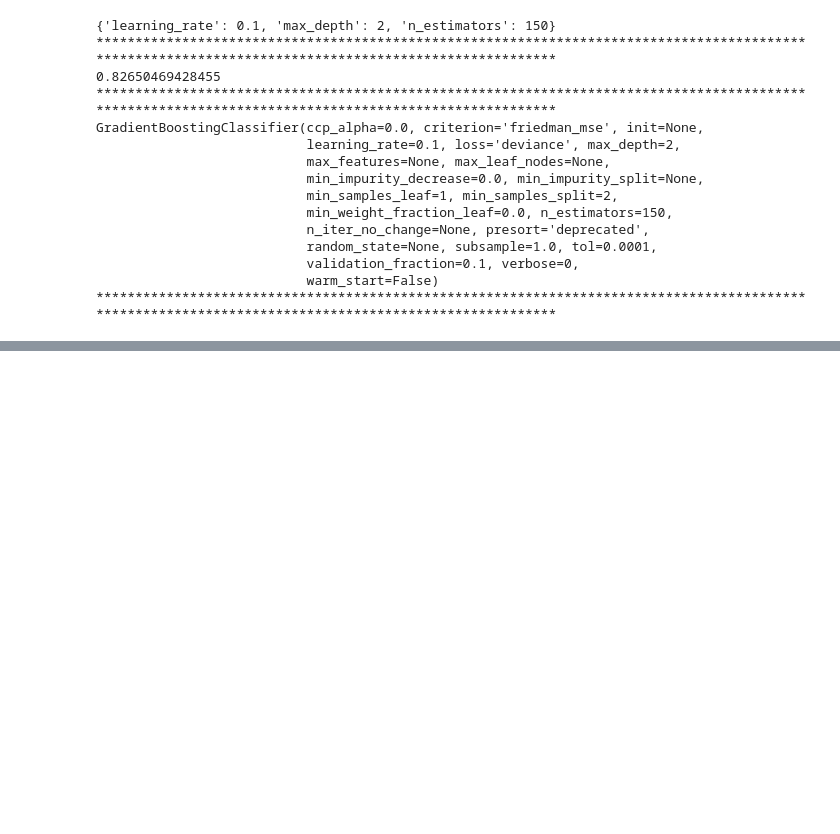
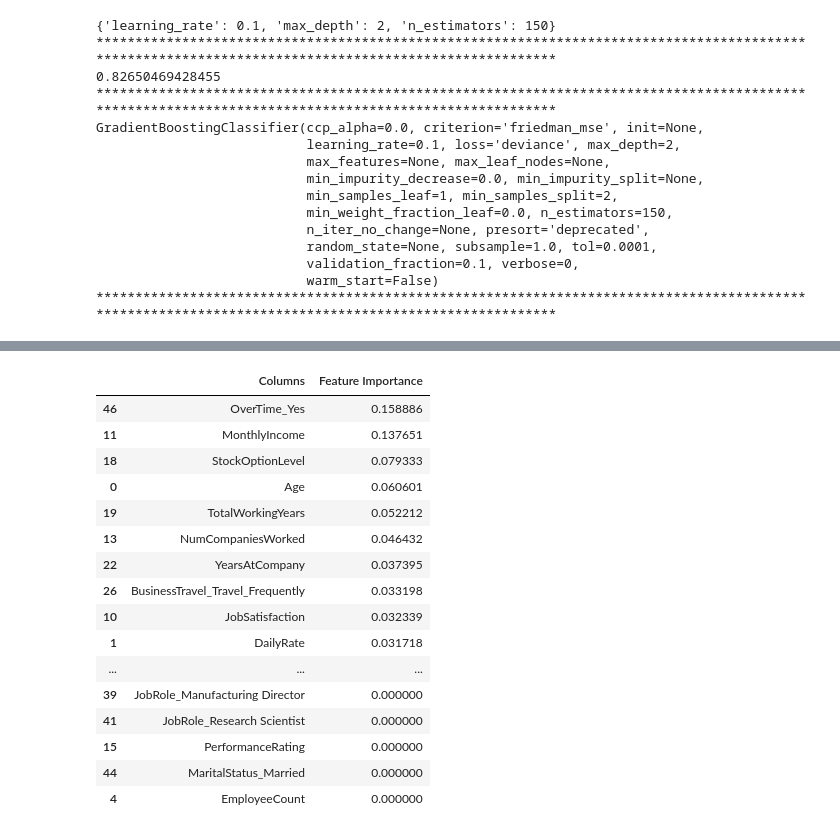
Before and after one commit to Venkat-dev-cloud/Employee-Attrition, a Jupyter notebook: Attrition_Prediction_using_Gradient_Boost_follow_along.ipynb, the cells around one changed output, grey strips where cells are left out. Saved outputs shown, nothing was run; the diff lists cells and outputs as text; code cells hidden in the pictures; blank space fills up the shorter version.

```diff
--- a/Attrition_Prediction_using_Gradient_Boost_follow_along.ipynb
+++ b/Attrition_Prediction_using_Gradient_Boost_follow_along.ipynb
@@ -491,0 +540,22 @@ GradientBoostingClassifier(ccp_alpha=0.0, criterion='friedman_mse', init=None,
+# %%
+# Sorting the features by their order of importance
+df_importance = pd.DataFrame(data=dict_importance)
+df_importance.sort_values(by='Feature Importance', ascending=False)
+# %% [output]
+|  | Columns | Feature Importance |
+| 46 | OverTime_Yes | 0.158886 |
+| 11 | MonthlyIncome | 0.137651 |
+| 18 | StockOptionLevel | 0.079333 |
+| 0 | Age | 0.060601 |
+| 19 | TotalWorkingYears | 0.052212 |
+| 13 | NumCompaniesWorked | 0.046432 |
+| 22 | YearsAtCompany | 0.037395 |
+| 26 | BusinessTravel_Travel_Frequently | 0.033198 |
+| 10 | JobSatisfaction | 0.032339 |
+| 1 | DailyRate | 0.031718 |
+| ... | ... | ... |
+| 39 | JobRole_Manufacturing Director | 0.000000 |
+| 41 | JobRole_Research Scientist | 0.000000 |
+| 15 | PerformanceRating | 0.000000 |
+| 44 | MaritalStatus_Married | 0.000000 |
+| 4 | EmployeeCount | 0.000000 |
```
Also changed, not shown: parts of 7 cells of this notebook.
